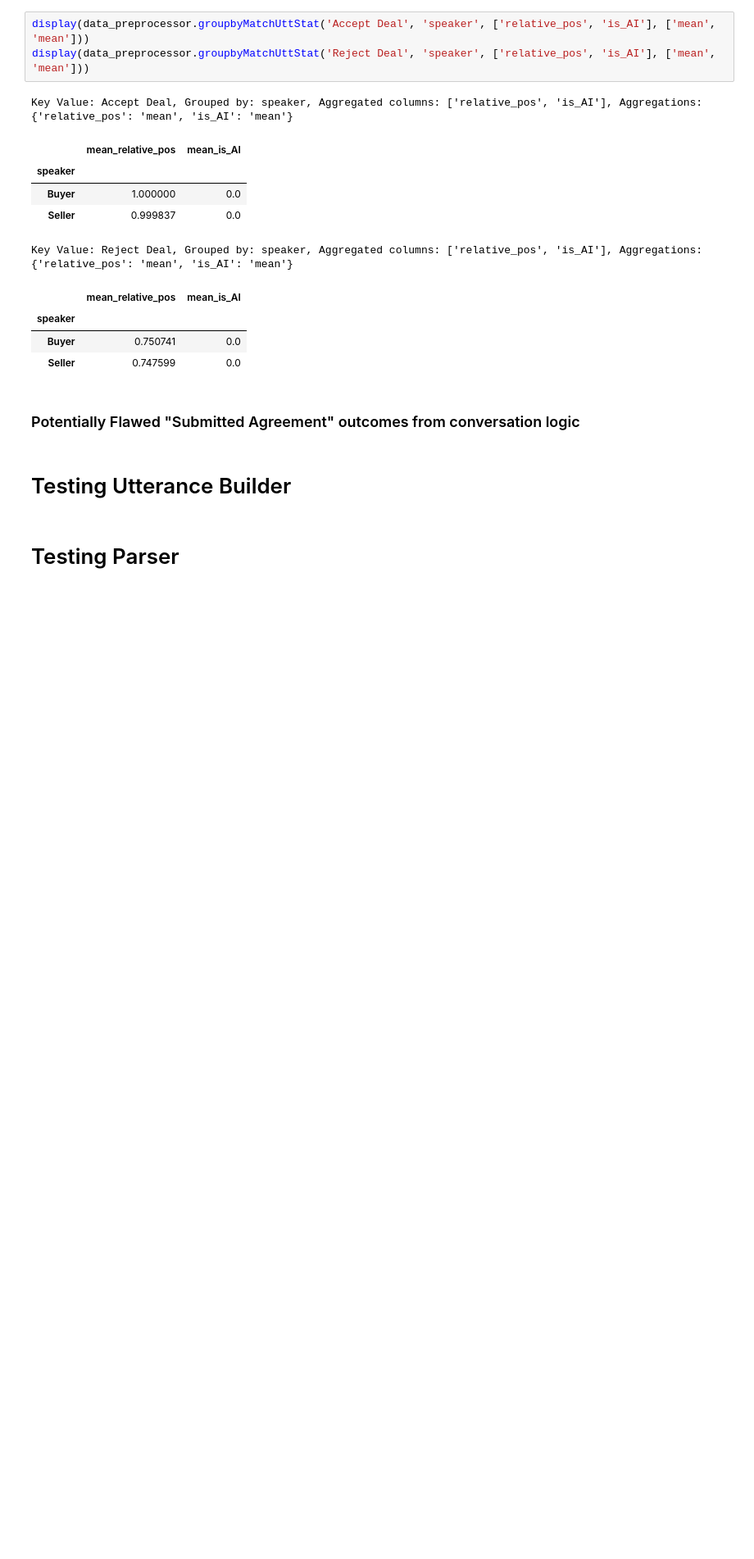
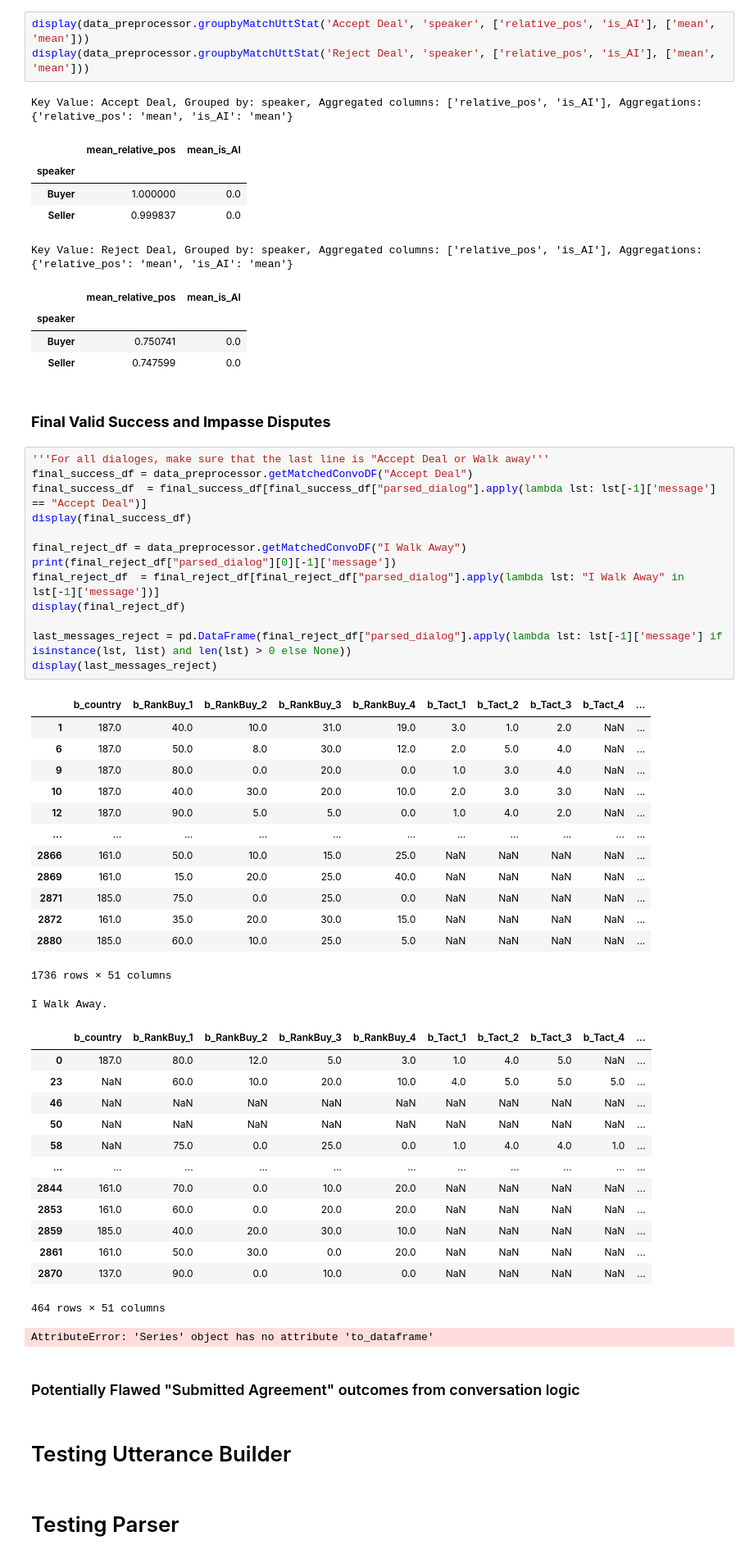
Before and after one commit to mishkin101/ConvoKit_Disputes, a Jupyter notebook: src/data_preprocessing.ipynb, the cells around one changed output. Shown at 82% size. Cells and saved outputs as stored; diff of their text form; blank space fills up the shorter version.

Commit message:
Found valid final success and impasse disputes

```diff
--- a/src/data_preprocessing.ipynb
+++ b/src/data_preprocessing.ipynb
@@ -739,6 +746,50 @@ Key Value: Reject Deal, Grouped by: speaker, Aggregated columns: ['relative_pos'
 | speaker |  |  |
 | Buyer | 0.750741 | 0.0 |
 | Seller | 0.747599 | 0.0 |
+# %% [markdown]
+### **Final Valid Success and Impasse Disputes**
+# %%
+'''For all dialoges, make sure that the last line is "Accept Deal or Walk away'''
+final_success_df = data_preprocessor.getMatchedConvoDF("Accept Deal")
+final_success_df  = final_success_df[final_success_df["parsed_dialog"].apply(lambda lst: lst[-1]['message'] == "Accept Deal")]
+display(final_success_df)
+
+final_reject_df = data_preprocessor.getMatchedConvoDF("I Walk Away")
+print(final_reject_df["parsed_dialog"][0][-1]['message'])
+final_reject_df  = final_reject_df[final_reject_df["parsed_dialog"].apply(lambda lst: "I Walk Away" in lst[-1]['message'])]
+display(final_reject_df)
+
+last_messages_reject = pd.DataFrame(final_reject_df["parsed_dialog"].apply(lambda lst: lst[-1]['message'] if isinstance(lst, list) and len(lst) > 0 else None))
+display(last_messages_reject)
+# %% [output]
+|  | b_country | b_RankBuy_1 | b_RankBuy_2 | b_RankBuy_3 | b_RankBuy_4 | b_Tact_1 | b_Tact_2 | b_Tact_3 | b_Tact_4 | ... |
+| 1 | 187.0 | 40.0 | 10.0 | 31.0 | 19.0 | 3.0 | 1.0 | 2.0 | NaN | ... |
+| 6 | 187.0 | 50.0 | 8.0 | 30.0 | 12.0 | 2.0 | 5.0 | 4.0 | NaN | ... |
+| 9 | 187.0 | 80.0 | 0.0 | 20.0 | 0.0 | 1.0 | 3.0 | 4.0 | NaN | ... |
+| 10 | 187.0 | 40.0 | 30.0 | 20.0 | 10.0 | 2.0 | 3.0 | 3.0 | NaN | ... |
+| 12 | 187.0 | 90.0 | 5.0 | 5.0 | 0.0 | 1.0 | 4.0 | 2.0 | NaN | ... |
+| ... | ... | ... | ... | ... | ... | ... | ... | ... | ... | ... |
+| 2866 | 161.0 | 50.0 | 10.0 | 15.0 | 25.0 | NaN | NaN | NaN | NaN | ... |
+| 2869 | 161.0 | 15.0 | 20.0 | 25.0 | 40.0 | NaN | NaN | NaN | NaN | ... |
+| 2871 | 185.0 | 75.0 | 0.0 | 25.0 | 0.0 | NaN | NaN | NaN | NaN | ... |
+| 2872 | 161.0 | 35.0 | 20.0 | 30.0 | 15.0 | NaN | NaN | NaN | NaN | ... |
+| 2880 | 185.0 | 60.0 | 10.0 | 25.0 | 5.0 | NaN | NaN | NaN | NaN | ... |
+1736 rows × 51 columns
+I Walk Away.
+|  | b_country | b_RankBuy_1 | b_RankBuy_2 | b_RankBuy_3 | b_RankBuy_4 | b_Tact_1 | b_Tact_2 | b_Tact_3 | b_Tact_4 | ... |
+| 0 | 187.0 | 80.0 | 12.0 | 5.0 | 3.0 | 1.0 | 4.0 | 5.0 | NaN | ... |
+| 23 | NaN | 60.0 | 10.0 | 20.0 | 10.0 | 4.0 | 5.0 | 5.0 | 5.0 | ... |
+| 46 | NaN | NaN | NaN | NaN | NaN | NaN | NaN | NaN | NaN | ... |
+| 50 | NaN | NaN | NaN | NaN | NaN | NaN | NaN | NaN | NaN | ... |
+| 58 | NaN | 75.0 | 0.0 | 25.0 | 0.0 | 1.0 | 4.0 | 4.0 | 1.0 | ... |
+| ... | ... | ... | ... | ... | ... | ... | ... | ... | ... | ... |
+| 2844 | 161.0 | 70.0 | 0.0 | 10.0 | 20.0 | NaN | NaN | NaN | NaN | ... |
+| 2853 | 161.0 | 60.0 | 0.0 | 20.0 | 20.0 | NaN | NaN | NaN | NaN | ... |
+| 2859 | 185.0 | 40.0 | 20.0 | 30.0 | 10.0 | NaN | NaN | NaN | NaN | ... |
+| 2861 | 161.0 | 50.0 | 30.0 | 0.0 | 20.0 | NaN | NaN | NaN | NaN | ... |
+| 2870 | 137.0 | 90.0 | 0.0 | 10.0 | 0.0 | NaN | NaN | NaN | NaN | ... |
+464 rows × 51 columns
+AttributeError: 'Series' object has no attribute 'to_dataframe'
 # %% [markdown]
 ### Potentially Flawed "Submitted Agreement" outcomes from conversation logic
 # %% [markdown]
```
Also changed, not shown: parts of 4 cells of this notebook.
